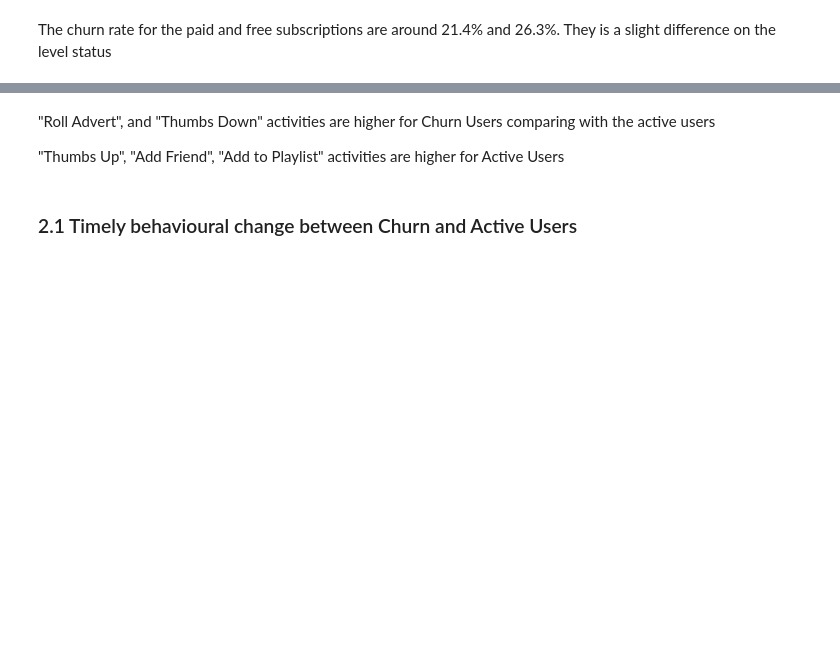
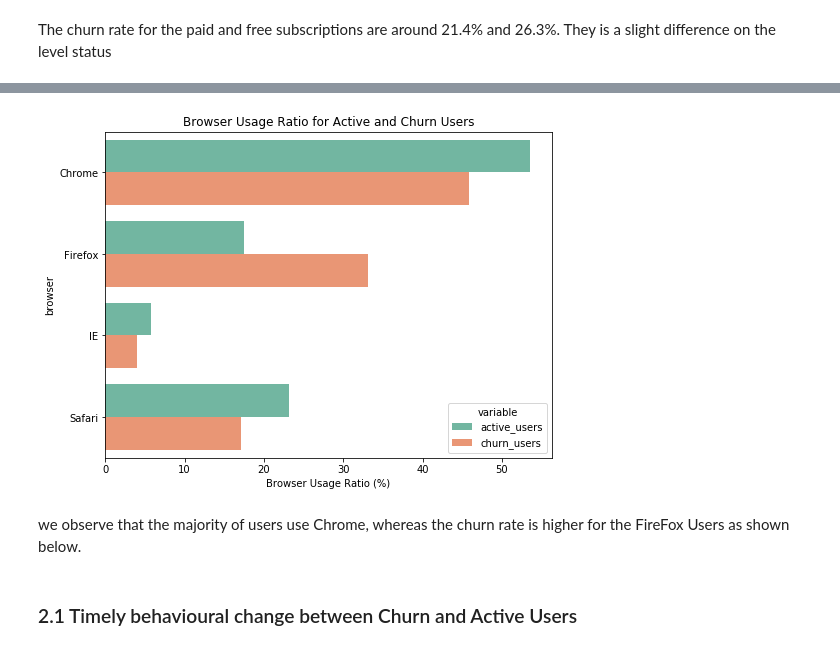
Before and after one commit to welisari/Sparkify_Project, a Jupyter notebook: Sparkify.ipynb, the cells around one changed output, grey strips where cells are left out. Drawn from its saved outputs; the diff is of its cells as text; code cells hidden in the pictures; blank space fills up the shorter version.

```diff
--- a/Sparkify.ipynb
+++ b/Sparkify.ipynb
@@ -717,7 +710,15 @@ ax.set_title('Percent of page event occurence for active and churn users');
-# %% [markdown]
-"Roll Advert", and "Thumbs Down" activities are higher for Churn Users comparing with the active users
-
-"Thumbs Up", "Add Friend", "Add to Playlist" activities are higher for Active Users
+# %%
+
+#Plotting churn and active users based on the browser usage percentile
+fig, ax = plt.subplots(figsize=(8, 6))
+melt_df= percent_melt_df("browser")
+sns.barplot(y='browser', x='value', hue='variable', data=melt_df, ax=ax,orient="h", palette="Set2")
+ax.set_xlabel('Browser Usage Ratio (%)')
+ax.set_title('Browser Usage Ratio for Active and Churn Users');
+# %% [output]
+[figure, added]
+# %% [markdown]
+we observe that the majority of users use Chrome, whereas the churn rate is higher for the FireFox Users as shown below.
 # %% [markdown]
 ### 2.1 Timely behavioural change between Churn and Active Users
 # %%
```
Also changed, not shown: parts of 21 cells of this notebook.
